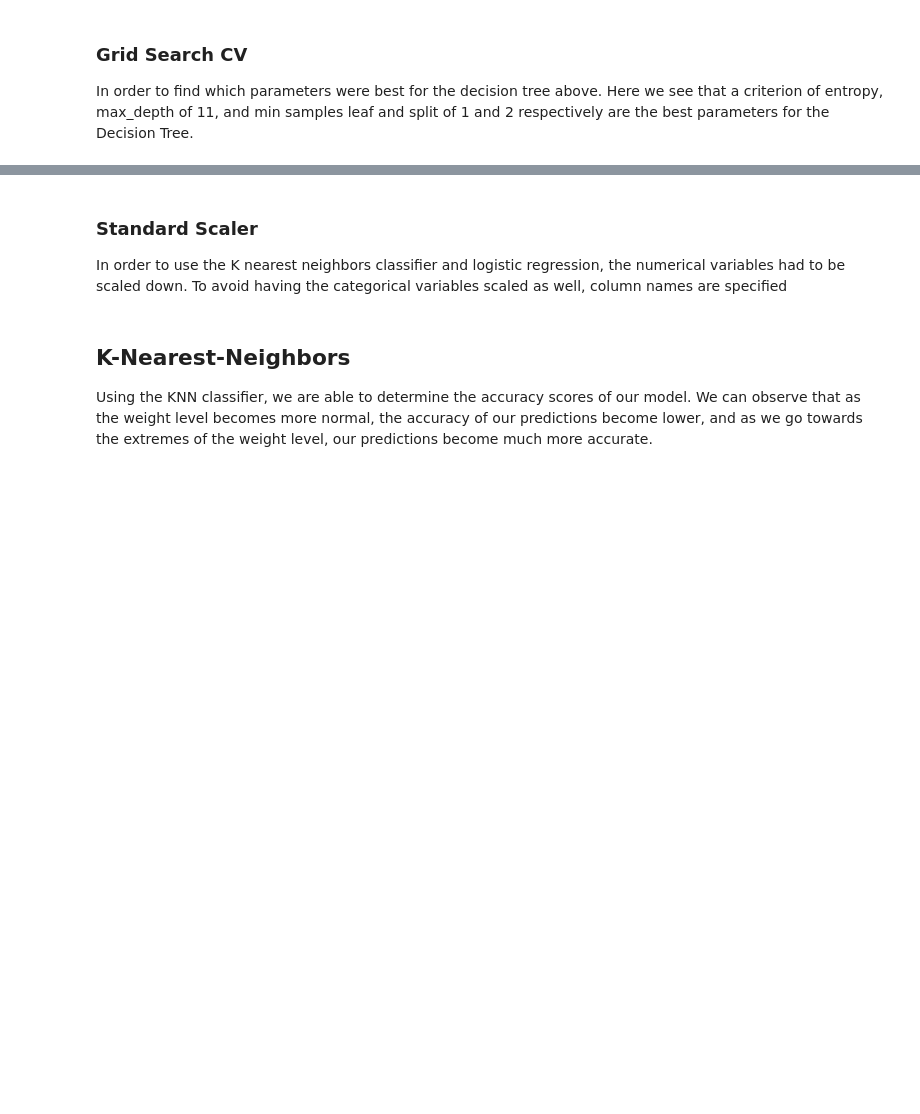
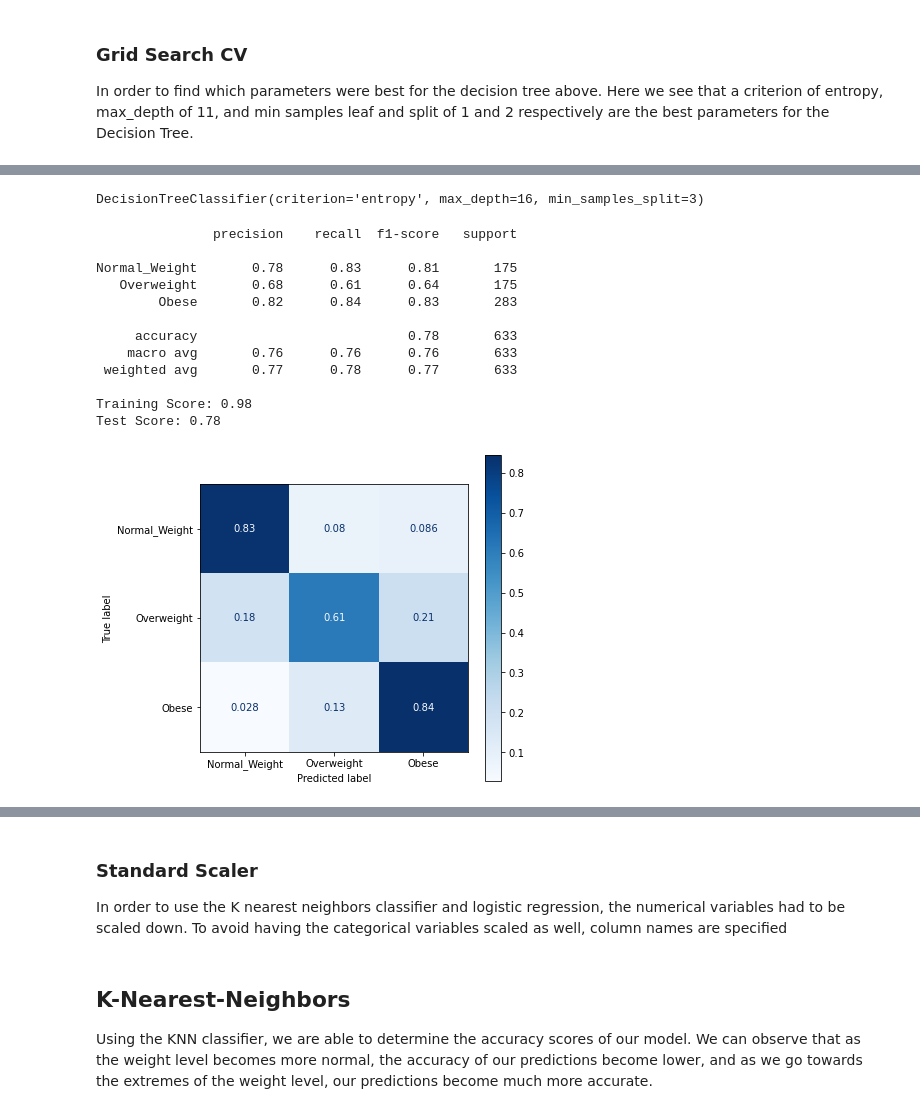
Before and after one commit to samlimish/project3, a Jupyter notebook: Project3.ipynb, the cells around one changed output, grey strips where cells are left out. Cells and saved outputs as stored; diff of their text form; code cells hidden in the pictures; blank space fills up the shorter version.

Commit message:
updated much of the models

```diff
--- a/Project3.ipynb
+++ b/Project3.ipynb
@@ -294,13 +293,13 @@ In order to find which parameters were best for the decision tree above. Here we
 # %%
 param_grid = {
     'criterion': ['gini', 'entropy'],
-    'max_depth': [ 9, 10, 11, 15, 17],
+    'max_depth': [15, 16, 17, 18, 19],
     'min_samples_split': [1, 2, 3, 5],
-    'min_samples_leaf': [1, 5]
+    'min_samples_leaf': [1, 2, 3, 4, 5]
 }
 
 gs_tree = GridSearchCV(dtree, param_grid, cv=3)
-gs_tree.fit(X_train_norm, y_train_le)
+gs_tree.fit(X_train_ohe, y_train)
 
 gs_tree.best_params_
 
@@ -307,0 +329,21 @@ gs_tree.best_params_
+# %%
+dtree2=DecisionTreeClassifier(criterion='entropy',max_depth= 16,min_samples_leaf= 1,min_samples_split= 3)
+dtree2.fit(X_train_ohe, y_train)
+# %% [output]
+DecisionTreeClassifier(criterion='entropy', max_depth=16, min_samples_split=3)
+# %%
+model_score(dtree2, X_train_ohe, X_test_ohe, y_train, y_test, label=label)
+# %% [output]
+               precision    recall  f1-score   support
+
+Normal_Weight       0.78      0.83      0.81       175
+   Overweight       0.68      0.61      0.64       175
+        Obese       0.82      0.84      0.83       283
+
+     accuracy                           0.78       633
+    macro avg       0.76      0.76      0.76       633
+ weighted avg       0.77      0.78      0.77       633
+
+Training Score: 0.98
+Test Score: 0.78
+[figure, added]
```
Also changed, not shown: parts of 22 cells of this notebook.
